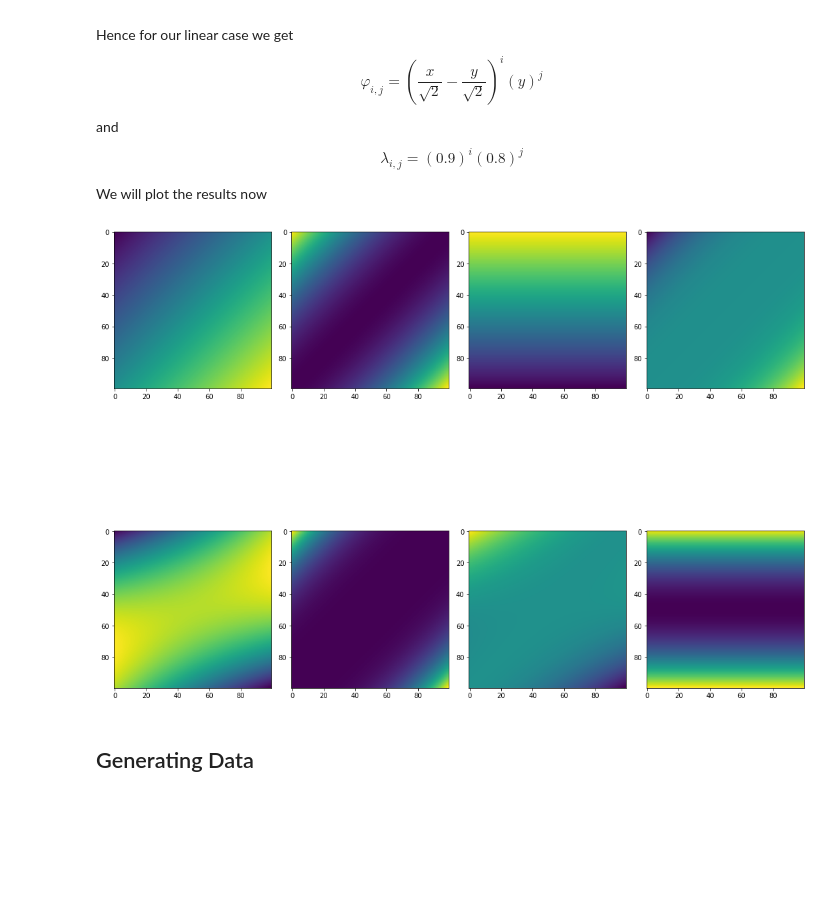
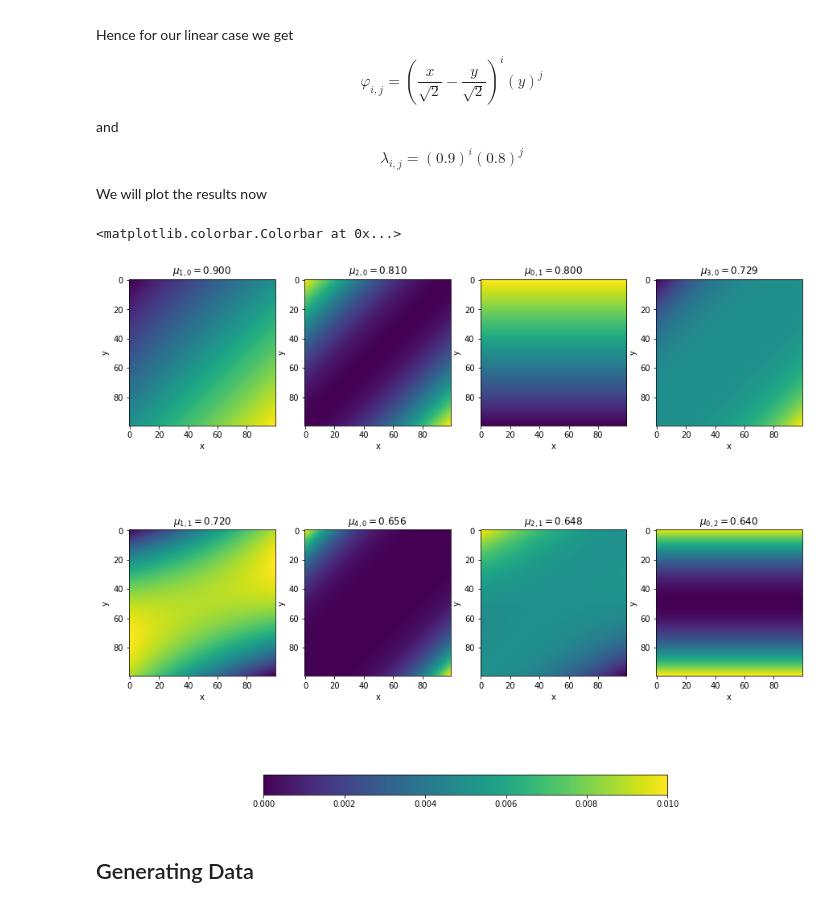
Before and after one commit to waleedbinkhalid74/ml_cms_final_project, a Jupyter notebook: mll_cms_final_proj_task_4.ipynb, the cells around one changed output. Saved outputs shown, nothing was run; the diff lists cells and outputs as text; code cells hidden in the pictures; blank space fills up the shorter version.

Commit message:
Added eigenfunction comparision

```diff
--- a/mll_cms_final_proj_task_4.ipynb
+++ b/mll_cms_final_proj_task_4.ipynb
@@ -72,21 +73,26 @@ def linear_koopman_eigenfunction(X, Y, i,j):
 # %%
 x = np.arange(-5,5,0.1)
 y = np.arange(-5,5,0.1)
 X, Y = np.meshgrid(x,y)
 # Flip array because we want numbering to start from bottom of array instead of the default top from numpy
 X = np.flipud(X)
 Y = np.flipud(Y)
 
 ij_pair = [(1,0), (2,0), (0,1), (3,0), (1,1), (4,0), (2,1), (0,2)]
 fig, axs = plt.subplots(2,4, figsize=(15,15))
 axs = axs.flatten()
 for index, ij in enumerate(ij_pair):
     i, j = ij
-    s = axs[index].imshow(linear_koopman_eigenfunction(X, Y, i,j)[1])
+    analytical_eigenval = linear_koopman_eigenfunction(X, Y, i,j)[0]
+    analytical_eigenfunc = linear_koopman_eigenfunction(X, Y, i,j)[1]
+    s = axs[index].imshow(analytical_eigenfunc / np.linalg.norm(analytical_eigenfunc, np.inf))
+    axs[index].set_title(f"$\mu_{{{i},{j}}} = ${analytical_eigenval:0.3f}")
+    axs[index].set_xlabel('x'); axs[index].set_ylabel('y')
 
-plt.tight_layout()
+fig.colorbar(s, ax=axs[:], shrink=0.6, location='bottom')
 # %% [output]
+<matplotlib.colorbar.Colorbar at 0x...>
-[figure, old version]
+[figure, new version]
 # %% [markdown]
 ## Generating Data
 # %%
```
Also changed, not shown: parts of 21 cells of this notebook.
